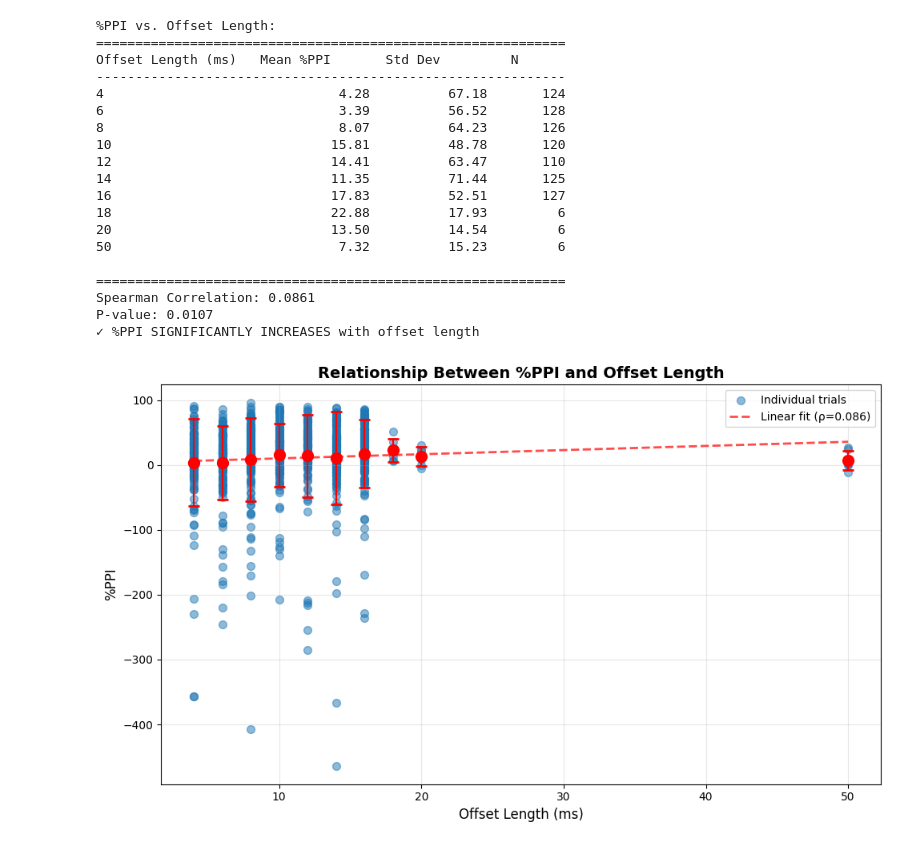
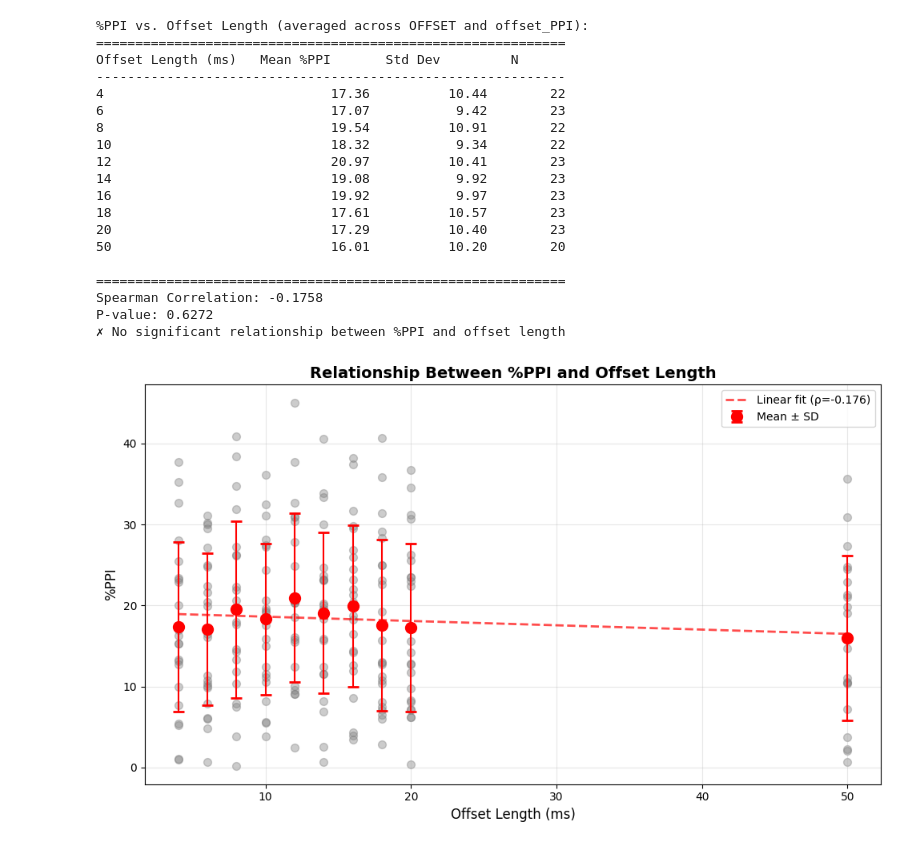
Before and after one commit to Lara-Kolb/Startle-Response-Analysis, a Jupyter notebook: %PPI_calculator.ipynb, the cells around one changed output. Cells and saved outputs as stored; diff of their text form; code cells hidden in the pictures.

```diff
--- a/%PPI_calculator.ipynb
+++ b/%PPI_calculator.ipynb
@@ -13,7 +13,7 @@ from scipy.stats import shapiro
 import scipy.stats as stats
 from numpy.polynomial.polynomial import Polynomial
 # %%
-input_folder = "Combined Data"
+input_folder = "Combined Data No 2022"
 # %%
 # --- Filter functions ---
 nperseg = 1024
@@ -259,19 +329,19 @@ offset_trials['Offset_Length'] = offset_trials['Trial'].str.extract(r'(?:OFFSET|
 offset_trials = offset_trials.dropna(subset=['Offset_Length'])
 
 if len(offset_trials) > 0:
-    # Group by offset length and calculate mean %PPI
+    # Group by offset length and calculate mean %PPI (averaging across OFFSET and offset_PPI)
     offset_summary = offset_trials.groupby('Offset_Length')['%PPI'].agg(['mean', 'std', 'count']).sort_index()
+    offset_summary = offset_summary.reset_index()
 
-    print("\n\n%PPI vs. Offset Length:")
+    print("\n\n%PPI vs. Offset Length (averaged across OFFSET and offset_PPI):")
     print("=" * 60)
     print(f"{'Offset Length (ms)':<20} {'Mean %PPI':<15} {'Std Dev':<15} {'N':<10}")
     print("-" * 60)
-    for offset_len, row in offset_summary.iterrows():
-        print(f"{int(offset_len):<20} {row['mean']:>14.2f} {row['std']:>14.2f} {int(row['count']):>9}")
+    for row in offset_summary.itertuples(index=False):
+        print(f"{int(row.Offset_Length):<20} {row.mean:>14.2f} {row.std:>14.2f} {int(row.count):>9}")
 
-    # Perform correlation analysis
-    # Use individual data points, not just means
-    correlation, p_value = spearmanr(offset_trials['Offset_Length'], offset_trials['%PPI'])
+    # Perform correlation analysis using mean per offset length
+    correlation, p_value = spearmanr(offset_summary['Offset_Length'], offset_summary['mean'])
 
     print("\n" + "=" * 60)
     print(f"Spearman Correlation: {correlation:.4f}")
@@ -281,56 +351,63 @@ if len(offset_trials) > 0:
         if correlation > 0:
             print("✓ %PPI SIGNIFICANTLY INCREASES with offset length")
         else:
             print("✓ %PPI SIGNIFICANTLY DECREASES with offset length")
     else:
         print("✗ No significant relationship between %PPI and offset length")
 
     # Create visualization
     plt.figure(figsize=(10, 6))
 
-    # Scatter plot with all individual data points
-    plt.scatter(offset_trials['Offset_Length'], offset_trials['%PPI'],
-                alpha=0.5, s=50, label='Individual trials')
+    # Plot individual data points
+    plt.scatter(
+        offset_trials['Offset_Length'],
+        offset_trials['%PPI'],
+        alpha=0.4, color='gray', s=50, label='', zorder=1
+    )
 
-    # Add mean values with error bars
-    for offset_len, row in offset_summary.iterrows():
-        plt.errorbar(offset_len, row['mean'], yerr=row['std'],
-                    fmt='o', color='red', markersize=10, capsize=5, capthick=2)
+    # Plot mean values with error bars
+    plt.errorbar(
+        offset_summary['Offset_Length'],
+        offset_summary['mean'],
+        yerr=offset_summary['std'],
+        fmt='o', color='red', markersize=10, capsize=5, capthick=2,
+        label='Mean ± SD', zorder=3
+    )
 
-    # Add trend line
-    p = Polynomial.fit(offset_trials['Offset_Length'], offset_trials['%PPI'], 1)
-    x_line = np.linspace(offset_trials['Offset_Length'].min(), offset_trials['Offset_Length'].max(), 100)
+    # Add trend line (based on mean values)
+    p = Polynomial.fit(offset_summary['Offset_Length'], offset_summary['mean'], 1)
+    x_line = np.linspace(offset_summary['Offset_Length'].min(), offset_summary['Offset_Length'].max(), 100)
     y_line = p(x_line)
-    plt.plot(x_line, y_line, 'r--', linewidth=2, alpha=0.7, label=f'Linear fit (ρ={correlation:.3f})')
+    plt.plot(x_line, y_line, 'r--', linewidth=2, alpha=0.7, label=f'Linear fit (ρ={correlation:.3f})', zorder=2)
 
     plt.xlabel('Offset Length (ms)', fontsize=12)
     plt.ylabel('%PPI', fontsize=12)
     plt.title('Relationship Between %PPI and Offset Length', fontsize=14, fontweight='bold')
     plt.grid(True, alpha=0.3)
     plt.legend()
     plt.tight_layout()
     plt.show()
 
 else:
     print("\nNo OFFSET trials with numeric lengths found in the data.")
 # %% [output]
-%PPI vs. Offset Length:
+%PPI vs. Offset Length (averaged across OFFSET and offset_PPI):
 ============================================================
 Offset Length (ms)   Mean %PPI       Std Dev         N
 ------------------------------------------------------------
-4                              4.28          67.18       124
-6                              3.39          56.52       128
-8                              8.07          64.23       126
-10                            15.81          48.78       120
-12                            14.41          63.47       110
-14                            11.35          71.44       125
-16                            17.83          52.51       127
-18                            22.88          17.93         6
-20                            13.50          14.54         6
-50                             7.32          15.23         6
+4                             17.36          10.44        22
+6                             17.07           9.42        23
+8                             19.54          10.91        22
+10                            18.32           9.34        22
+12                            20.97          10.41        23
+14                            19.08           9.92        23
+16                            19.92           9.97        23
+18                            17.61          10.57        23
+20                            17.29          10.40        23
+50                            16.01          10.20        20
 
 ============================================================
-Spearman Correlation: 0.0861
-P-value: 0.0107
-✓ %PPI SIGNIFICANTLY INCREASES with offset length
+Spearman Correlation: -0.1758
+P-value: 0.6272
+✗ No significant relationship between %PPI and offset length
-[figure, old version]
+[figure, new version]
```
Also changed, not shown: parts of 3 cells of this notebook.
